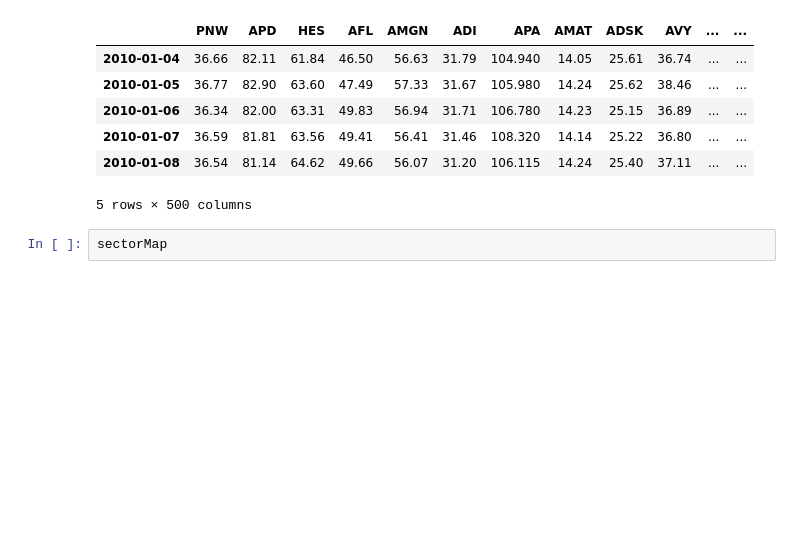
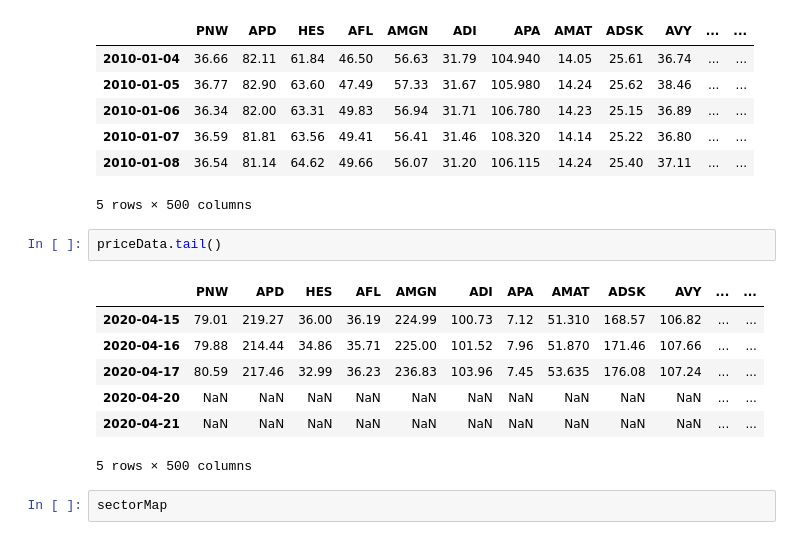
Before and after one commit to r50206v/E4008-Computational-Discrete-Optimization, a Jupyter notebook: Project/data-preprocessing.ipynb, the cells around one changed output. Saved outputs shown, nothing was run; the diff lists cells and outputs as text; blank space fills up the shorter version.

Commit message:
[FEATURE] adding data-preprocessing & tabu notebook

```diff
--- a/Project/data-preprocessing.ipynb
+++ b/Project/data-preprocessing.ipynb
@@ -39,6 +39,16 @@ priceData.head()
 | 2010-01-07 | 36.59 | 81.81 | 63.56 | 49.41 | 56.41 | 31.46 | 108.320 | 14.14 | 25.22 | 36.80 | ... | ... |
 | 2010-01-08 | 36.54 | 81.14 | 64.62 | 49.66 | 56.07 | 31.20 | 106.115 | 14.24 | 25.40 | 37.11 | ... | ... |
 5 rows × 500 columns
+# %%
+priceData.tail()
+# %% [output]
+|  | PNW | APD | HES | AFL | AMGN | ADI | APA | AMAT | ADSK | AVY | ... | ... |
+| 2020-04-15 | 79.01 | 219.27 | 36.00 | 36.19 | 224.99 | 100.73 | 7.12 | 51.310 | 168.57 | 106.82 | ... | ... |
+| 2020-04-16 | 79.88 | 214.44 | 34.86 | 35.71 | 225.00 | 101.52 | 7.96 | 51.870 | 171.46 | 107.66 | ... | ... |
+| 2020-04-17 | 80.59 | 217.46 | 32.99 | 36.23 | 236.83 | 103.96 | 7.45 | 53.635 | 176.08 | 107.24 | ... | ... |
+| 2020-04-20 | NaN | NaN | NaN | NaN | NaN | NaN | NaN | NaN | NaN | NaN | ... | ... |
+| 2020-04-21 | NaN | NaN | NaN | NaN | NaN | NaN | NaN | NaN | NaN | NaN | ... | ... |
+5 rows × 500 columns
 # %%
 sectorMap
 # %% [output]
```
Also changed, not shown: parts of 19 cells of this notebook, 1 other file.
